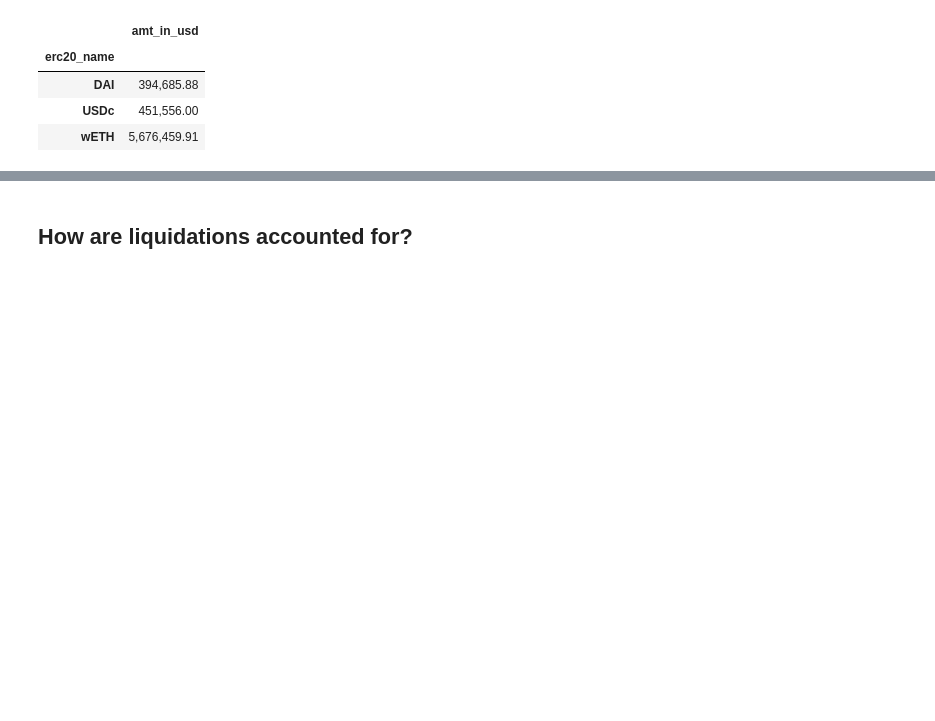
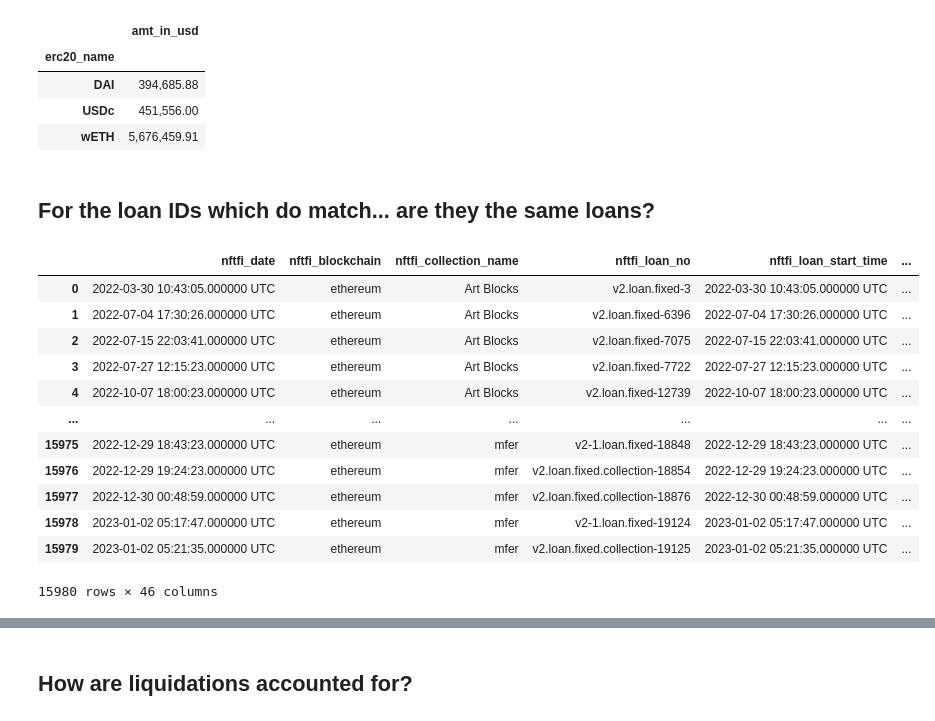
Before and after one commit to datagemsai/ChartGPT-API, a Jupyter notebook: analysis/nftfi_mq.ipynb, the cells around one changed output, grey strips where cells are left out. Cells and saved outputs as stored; diff of their text form; code cells hidden in the pictures; blank space fills up the shorter version.

```diff
--- a/analysis/nftfi_mq.ipynb
+++ b/analysis/nftfi_mq.ipynb
@@ -421,3 +421,28 @@ MQ:
 | DAI | 394,685.88 |
 | USDc | 451,556.00 |
 | wETH | 5,676,459.91 |
+# %% [markdown]
+## For the loan IDs which do match... are they the same loans?
+# %%
+import copy
+nftfi_with_col_prefix = copy.deepcopy(nftfi)
+mq_with_col_prefix = copy.deepcopy(mq)
+nftfi_with_col_prefix = nftfi_with_col_prefix.rename(columns={col: 'nftfi_'+ col for col in nftfi.columns})
+mq_with_col_prefix = mq_with_col_prefix.rename(columns={col: 'mq_'+ col for col in mq.columns})
+
+matching_mq_with_nftfi = pd.merge(left=nftfi_with_col_prefix, right=mq_with_col_prefix, left_on='nftfi_loan_no_cleaned', right_on='mq_loan_id_cleaned', how='inner', suffixes=('nftfi', 'mq'))
+matching_mq_with_nftfi
+# %% [output]
+|  | nftfi_date | nftfi_blockchain | nftfi_collection_name | nftfi_loan_no | nftfi_loan_start_time | ... |
+| 0 | 2022-03-30 10:43:05.000000 UTC | ethereum | Art Blocks | v2.loan.fixed-3 | 2022-03-30 10:43:05.000000 UTC | ... |
+| 1 | 2022-07-04 17:30:26.000000 UTC | ethereum | Art Blocks | v2.loan.fixed-6396 | 2022-07-04 17:30:26.000000 UTC | ... |
+| 2 | 2022-07-15 22:03:41.000000 UTC | ethereum | Art Blocks | v2.loan.fixed-7075 | 2022-07-15 22:03:41.000000 UTC | ... |
+| 3 | 2022-07-27 12:15:23.000000 UTC | ethereum | Art Blocks | v2.loan.fixed-7722 | 2022-07-27 12:15:23.000000 UTC | ... |
+| 4 | 2022-10-07 18:00:23.000000 UTC | ethereum | Art Blocks | v2.loan.fixed-12739 | 2022-10-07 18:00:23.000000 UTC | ... |
+| ... | ... | ... | ... | ... | ... | ... |
+| 15975 | 2022-12-29 18:43:23.000000 UTC | ethereum | mfer | v2-1.loan.fixed-18848 | 2022-12-29 18:43:23.000000 UTC | ... |
+| 15976 | 2022-12-29 19:24:23.000000 UTC | ethereum | mfer | v2.loan.fixed.collection-18854 | 2022-12-29 19:24:23.000000 UTC | ... |
+| 15977 | 2022-12-30 00:48:59.000000 UTC | ethereum | mfer | v2.loan.fixed.collection-18876 | 2022-12-30 00:48:59.000000 UTC | ... |
+| 15978 | 2023-01-02 05:17:47.000000 UTC | ethereum | mfer | v2-1.loan.fixed-19124 | 2023-01-02 05:17:47.000000 UTC | ... |
+| 15979 | 2023-01-02 05:21:35.000000 UTC | ethereum | mfer | v2.loan.fixed.collection-19125 | 2023-01-02 05:21:35.000000 UTC | ... |
+15980 rows × 46 columns
```
Also changed, not shown: parts of 8 cells of this notebook.
